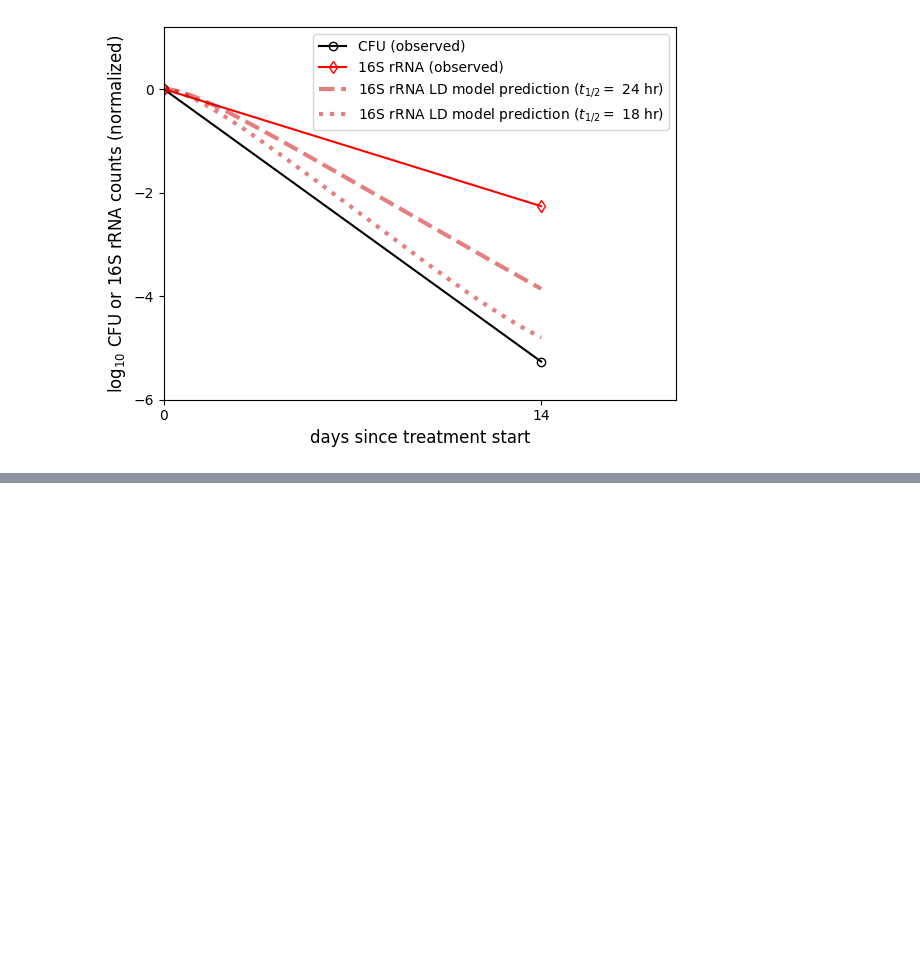
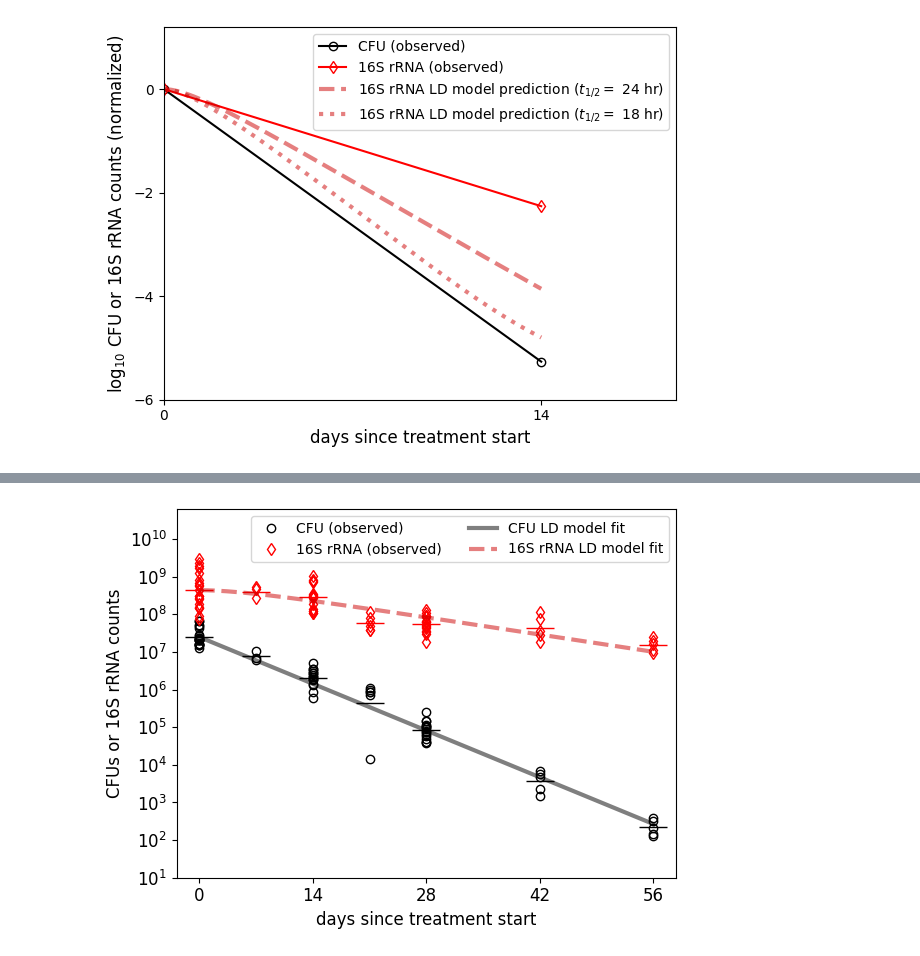
Before and after one commit to allanfriesen/CFU16SrRNAgap, a Jupyter notebook: percentGap.ipynb, the cells around one changed output, grey strips where cells are left out. Drawn from its saved outputs; the diff is of its cells as text; code cells hidden in the pictures; blank space fills up the shorter version.

Commit message:
added code for in vivo data

```diff
--- a/percentGap.ipynb
+++ b/percentGap.ipynb
@@ -480,0 +645,47 @@ plt.savefig('inVitroPanelC.pdf',format='pdf')
+# %%
+#This cell plots in vivo data for HRZE treatment of mice, including best fit of LD model
+#Simulate system with optimized delta and deltaS
+modelPredictions = ddDynamics( delta, deltaS, b0sim, 0, 0, 56, nt=10*56+1 )
+
+#get CFU (bsim) an 16S rRNA counts (ssim) from simulation
+n0 = r16sav[0]/b0sim
+tsim = modelPredictions["t"]
+bsim = modelPredictions["y"][0]
+dsim = modelPredictions["y"][1]
+ssim = n0 * (bsim + dsim)
+
+#define color for 16S rRNA model fit
+darkness = 0.2
+lightness = 1 - darkness
+transparency = 0.5
+darkpink = (1*lightness,0,0)
+#label size for plot
+fontsize=12
+fig,ax = plt.subplots(figsize=(6,4.5))
+#plot cfu data
+ax.plot(days,cfus,linestyle='none',marker='o',markerfacecolor='none',color = 'black',label="CFU (observed)")
+#plot 16S rRNA data
+ax.plot(days,r16s,linestyle='none',marker='d',markerfacecolor='none',color = 'red',label="16S rRNA (observed)")
+#plot average CFU
+ax.plot(daysunique,cfusav,linestyle='none',marker='_',markerfacecolor='none',color='black',markersize=20)
+#plot average 16S rRNA counts
+ax.plot(daysunique,r16sav,linestyle='none',marker='_',markerfacecolor='none',color='red',markersize=20)
+#plot model fits
+ax.plot(tsim,bsim,color='black',alpha=1-transparency,linewidth=3,label="CFU LD model fit")
+ax.plot(tsim,ssim,color=darkpink,alpha=1-transparency,linewidth=3,linestyle='dashed',label="16S rRNA LD model fit")
+#set up axes: log scale, labels, ticks
+ax.set_yscale('log')
+ax.set_xlabel('days since treatment start',fontsize=fontsize)
+ax.set_ylabel('CFUs or 16S rRNA counts',fontsize=fontsize)
+ax.set_xticks([0,14,28,42,56])
+ax.set_yticks([pow(10,1),pow(10,2),pow(10,3),pow(10,4),pow(10,5),pow(10,6),pow(10,7),pow(10,8),pow(10,9),pow(10,10)])
+ax.set_ylim([10,pow(10,10.8)])
+ax.tick_params(axis='x', labelsize=fontsize)
+ax.tick_params(axis='y', labelsize=fontsize)
+#legend -- two columns to fit on top
+plt.legend(ncols=2,loc='upper right')
+#layout
+plt.tight_layout()
+plt.savefig('supplementFigureInVivoHRZEpanelA.pdf',format='pdf')
+# %% [output]
+[figure, added]
```
Also changed, not shown: parts of 4 cells of this notebook.
